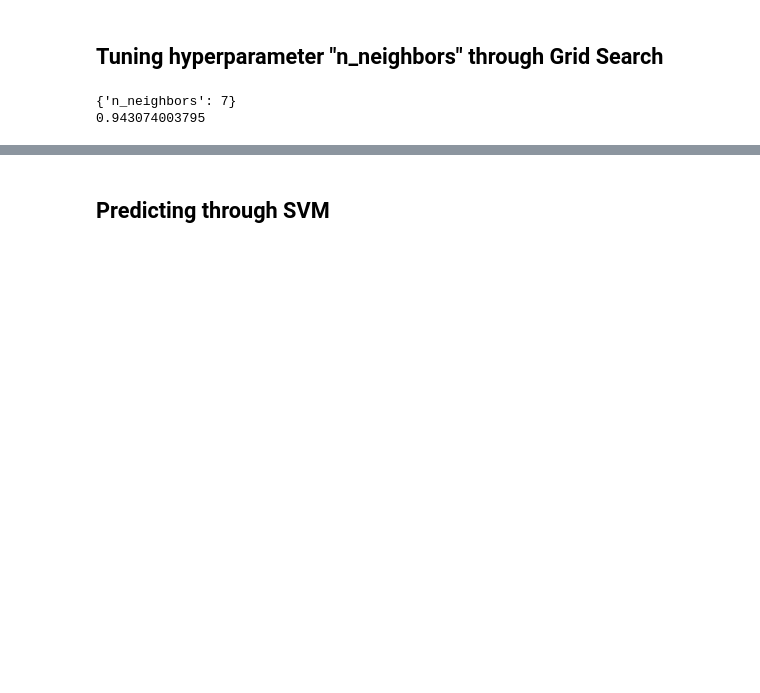
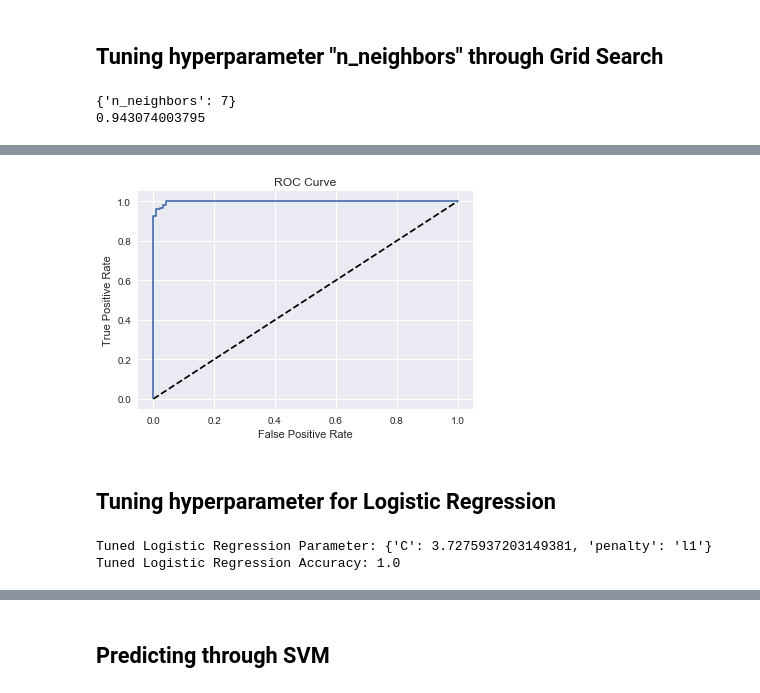
Before and after one commit to rajpragit/capstone, a Jupyter notebook: proj1/toddler-autism-model.ipynb, the cells around one changed output, grey strips where cells are left out. Cells and saved outputs as stored; diff of their text form; code cells hidden in the pictures; blank space fills up the shorter version.

Commit message:
report

```diff
--- a/proj1/toddler-autism-model.ipynb
+++ b/proj1/toddler-autism-model.ipynb
@@ -642,0 +645,7 @@ print(knn_cv.best_score_)
+# %%
+from sklearn.linear_model import LogisticRegression
+from sklearn.metrics import confusion_matrix, classification_report
+
+# Create the classifier: logreg
+logreg = LogisticRegression()
+print(logreg)
@@ -642,0 +657,14 @@ print(knn_cv.best_score_)
+# %%
+# Create training and test sets
+X_train, X_test, y_train, y_test = train_test_split(X, y, test_size = 0.3, random_state=42)
+
+# Fit the classifier to the training data
+logreg.fit(X_train, y_train)
+
+# Predict the labels of the test set: y_pred
+y_pred = logreg.predict(X_test)
+#print(len(y_pred), sum(y_pred))
+# Compute and print the confusion matrix and classification report
+print("Confusion Matrix")
+print(confusion_matrix(y_test, y_pred))
+print(classification_report(y_test, y_pred))
@@ -642,0 +681,47 @@ print(knn_cv.best_score_)
+# %%
+from sklearn.metrics import roc_curve
+
+# Compute predicted probabilities: y_pred_prob
+y_pred_prob = logreg.predict_proba(X_test)[:,1]
+
+# Generate ROC curve values: fpr, tpr, thresholds
+fpr, tpr, thresholds= roc_curve(y_test, y_pred_prob)
+
+#print(fpr)
+#print(tpr)
+#print("thresholds",thresholds)
+
+# Plot ROC curve
+plt.plot([0, 1], [0, 1], 'k--')
+plt.plot(fpr, tpr)
+plt.xlabel('False Positive Rate')
+plt.ylabel('True Positive Rate')
+plt.title('ROC Curve')
+plt.show()
+# %% [output]
+[figure, added]
+# %% [markdown]
+<h2>Tuning hyperparameter for Logistic Regression</h2>
+# %%
+# Create the hyperparameter grid
+c_space = np.logspace(-5, 8, 15)
+param_grid = {'C': c_space, 'penalty': ['l1', 'l2']}
+
+# Instantiate the logistic regression classifier: logreg
+logreg = LogisticRegression()
+
+# Create train and test sets
+X_train, X_test, y_train, y_test = train_test_split(X, y, test_size = 0.3, random_state=42)
+
+# Instantiate the GridSearchCV object: logreg_cv
+logreg_cv = GridSearchCV(logreg, param_grid, cv=5)
+
+# Fit it to the training data
+logreg_cv.fit(X_train, y_train)
+
+# Print the optimal parameters and best score
+print("Tuned Logistic Regression Parameter: {}".format(logreg_cv.best_params_))
+print("Tuned Logistic Regression Accuracy: {}".format(logreg_cv.best_score_))
+# %% [output]
+Tuned Logistic Regression Parameter: {'C': 3.7275937203149381, 'penalty': 'l1'}
+Tuned Logistic Regression Accuracy: 1.0
```
Also changed, not shown: parts of 9 cells of this notebook, 2 other files.
